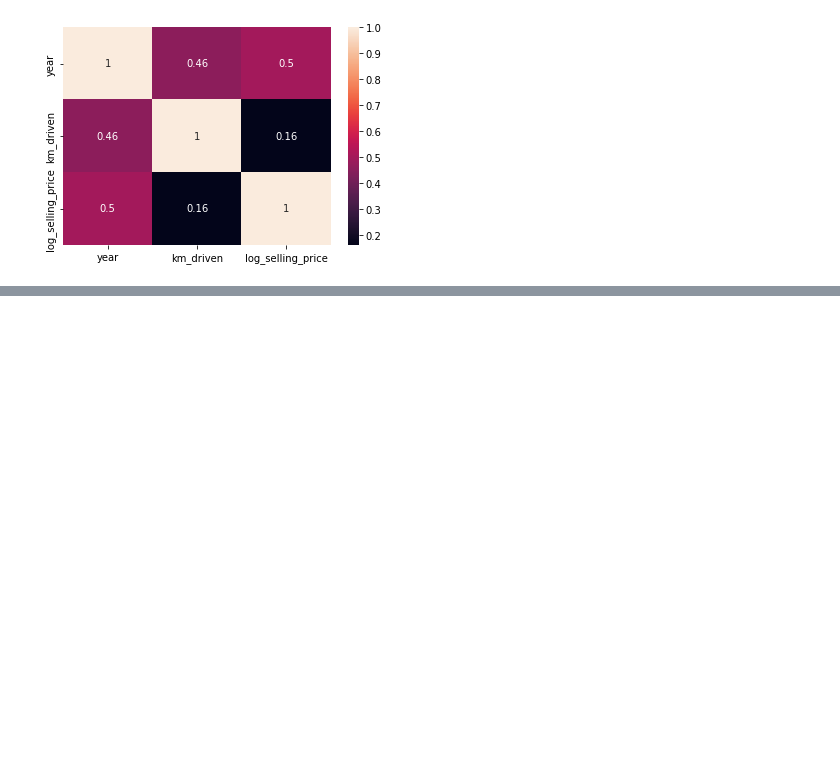
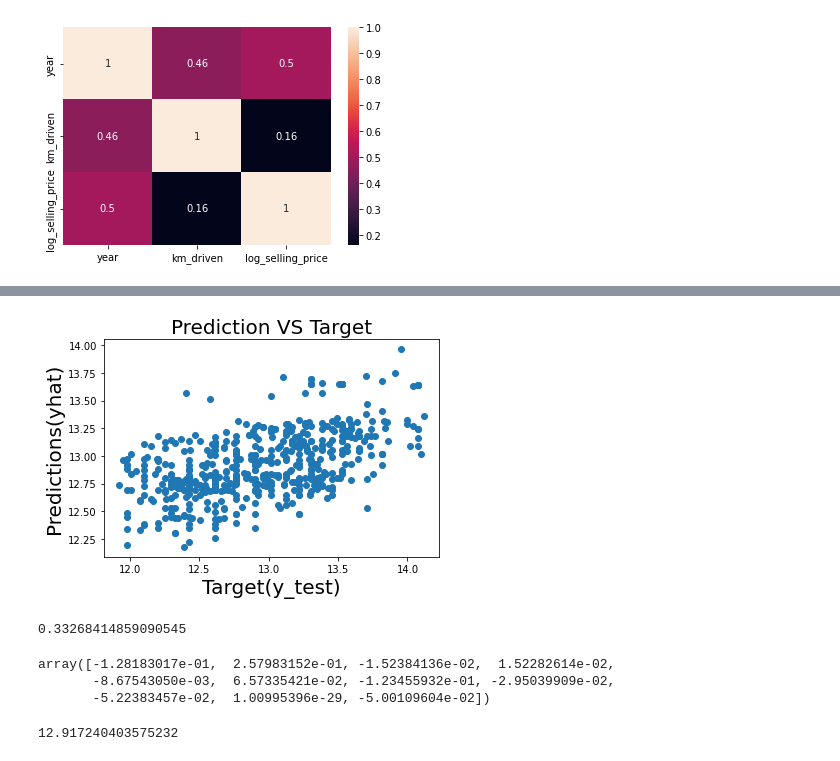
Before and after one commit to Rahul2661998/Capstone-Project-Ted-Talk-Views-Prediction-, a Jupyter notebook: Self_Project_Linear_Regression_(Car_Dekho).ipynb, the cells around one changed output, grey strips where cells are left out. Cells and saved outputs as stored; diff of their text form; code cells hidden in the pictures; blank space fills up the shorter version.

```diff
--- a/Self_Project_Linear_Regression_(Car_Dekho).ipynb
+++ b/Self_Project_Linear_Regression_(Car_Dekho).ipynb
@@ -193,0 +271,24 @@ sns.heatmap(np.abs(data[["year","km_driven","log_selling_price"]].corr()),annot=
+# %%
+yhat=reg.predict(x_test)
+# %%
+plt.scatter(y_test,yhat)
+plt.xlabel('Target(y_test)',fontsize=20)
+plt.ylabel('Predictions(yhat)',fontsize=20)
+plt.title('Prediction VS Target',fontsize=20)
+plt.show()
+# %% [output]
+[figure, added]
+# %%
+reg.score(x_train,y_train)
+# %% [output]
+0.33268414859090545
+# %%
+reg.coef_
+# %% [output]
+array([-1.28183017e-01,  2.57983152e-01, -1.52384136e-02,  1.52282614e-02,
+       -8.67543050e-03,  6.57335421e-02, -1.23455932e-01, -2.95039909e-02,
+       -5.22383457e-02,  1.00995396e-29, -5.00109604e-02])
+# %%
+reg.intercept_
+# %% [output]
+12.917240403575232
```
Also changed, not shown: parts of 35 cells of this notebook.
